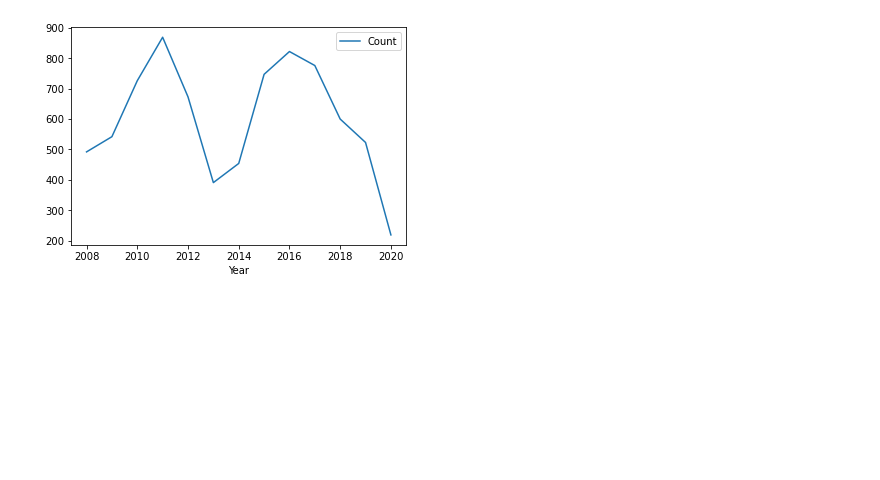
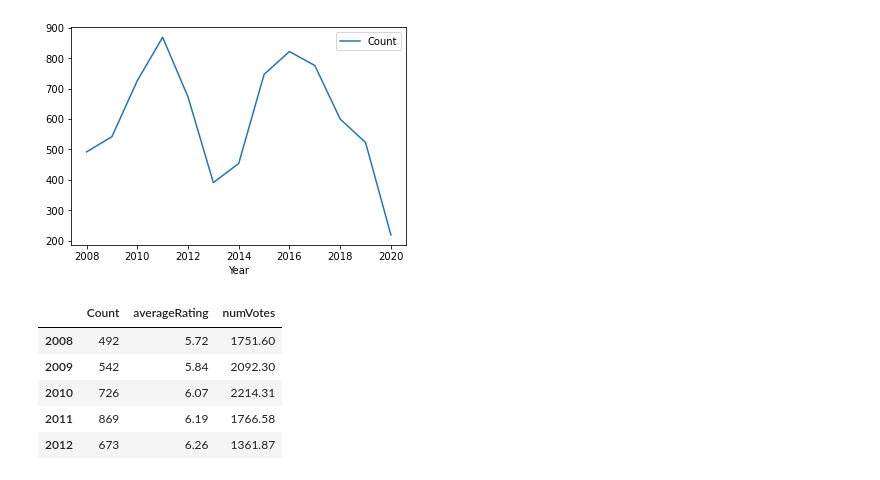
Before and after one commit to radroid/trick-or-treat-visualization, a Jupyter notebook: trick_or_treat_eda.ipynb, the cells around one changed output. Saved outputs shown, nothing was run; the diff lists cells and outputs as text; code cells hidden in the pictures; blank space fills up the shorter version.

```diff
--- a/trick_or_treat_eda.ipynb
+++ b/trick_or_treat_eda.ipynb
@@ -372,3 +392,14 @@ halloween_df.head()
 halloween_df.groupby("Year").sum().plot();
 # %% [output]
 [figure]
+# %%
+combined_df = pd.concat([halloween_df.groupby("Year").sum(),
+                         imdb_horror_df2.groupby("startYear").mean().round(2)], axis=1)
+combined_df.head()
+# %% [output]
+|  | Count | averageRating | numVotes |
+| 2008 | 492 | 5.72 | 1751.60 |
+| 2009 | 542 | 5.84 | 2092.30 |
+| 2010 | 726 | 6.07 | 2214.31 |
+| 2011 | 869 | 6.19 | 1766.58 |
+| 2012 | 673 | 6.26 | 1361.87 |
```
Also changed, not shown: parts of 5 cells of this notebook.
